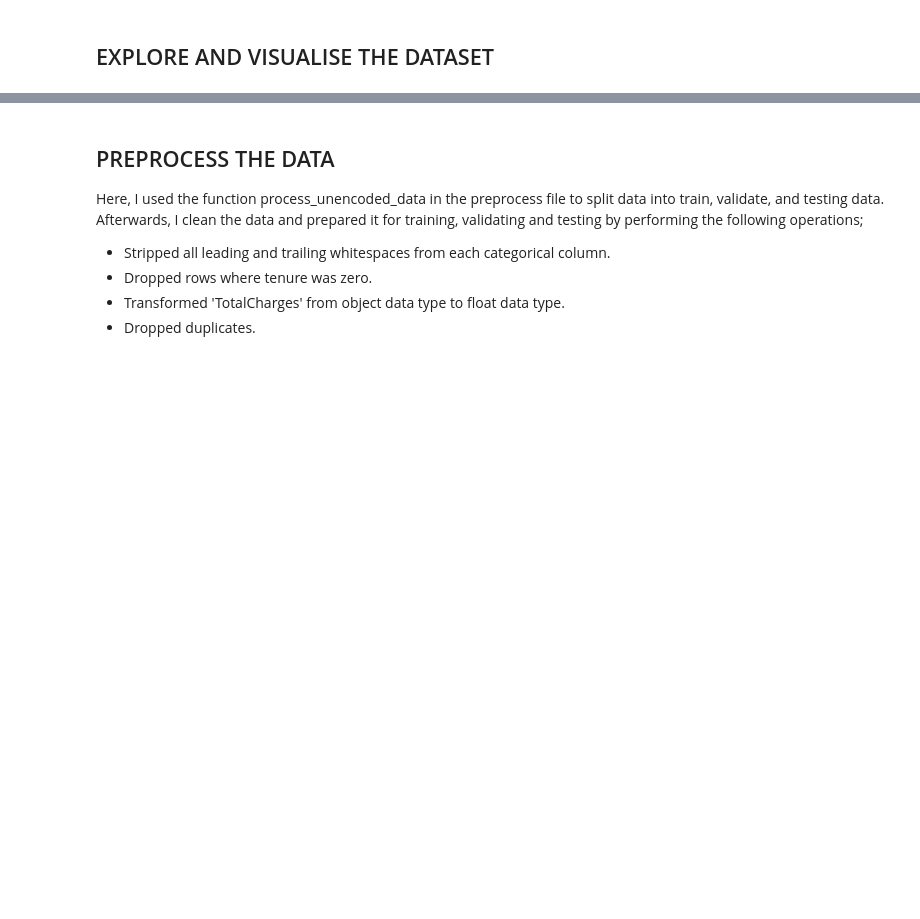
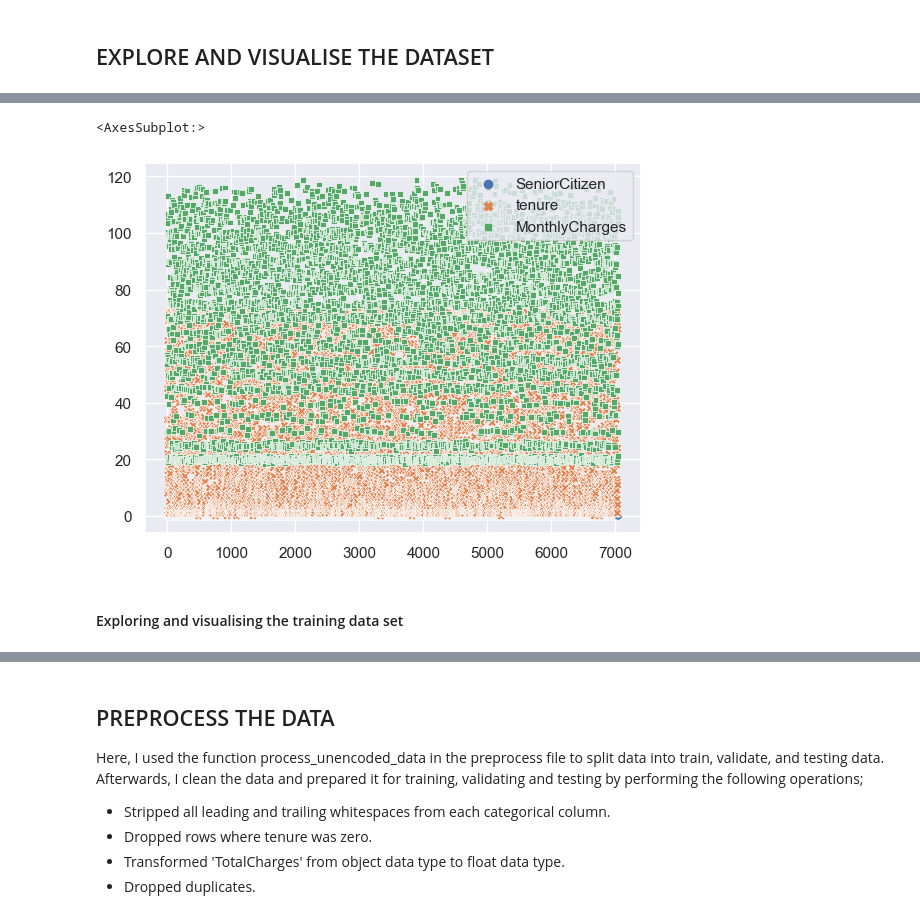
Before and after one commit to Simon-157/Customer-Churning-Prediction-MachineLearning, a Jupyter notebook: train.ipynb, the cells around one changed output, grey strips where cells are left out. Saved outputs shown, nothing was run; the diff lists cells and outputs as text; code cells hidden in the pictures; blank space fills up the shorter version.

```diff
--- a/train.ipynb
+++ b/train.ipynb
@@ -33,3 +63,10 @@ TelecomCustomerData.info()
+# %%
+sns.scatterplot(data=TelecomCustomerData)
+# %% [output]
+<AxesSubplot:>
+[figure, added]
+# %% [markdown]
+#### Exploring and visualising the training data set
 # %%
 train_copy, validate_copy, test_copy = preprocess.process_unencoded_data(data=TelecomCustomerData)
 # %%
```
Also changed, not shown: parts of 20 cells of this notebook.
